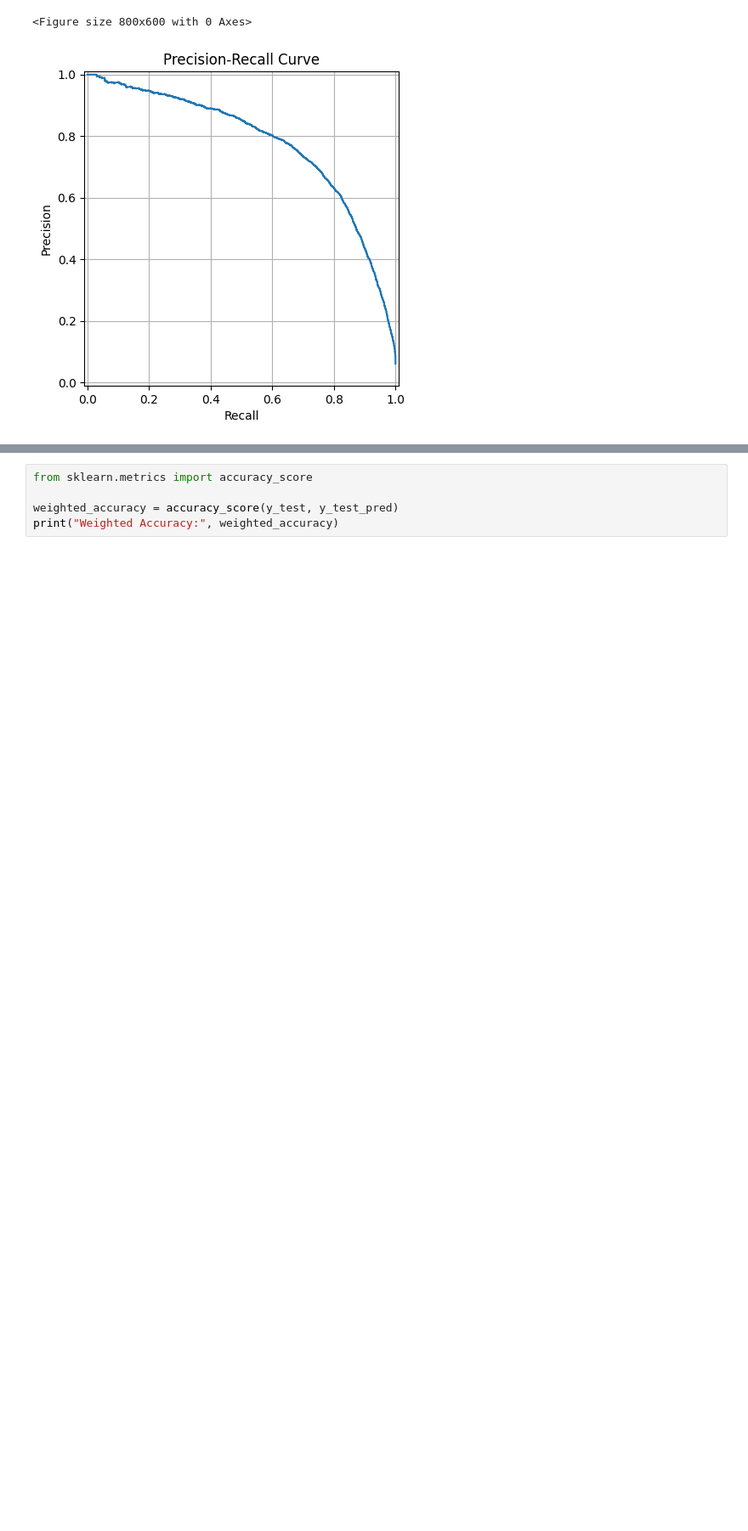
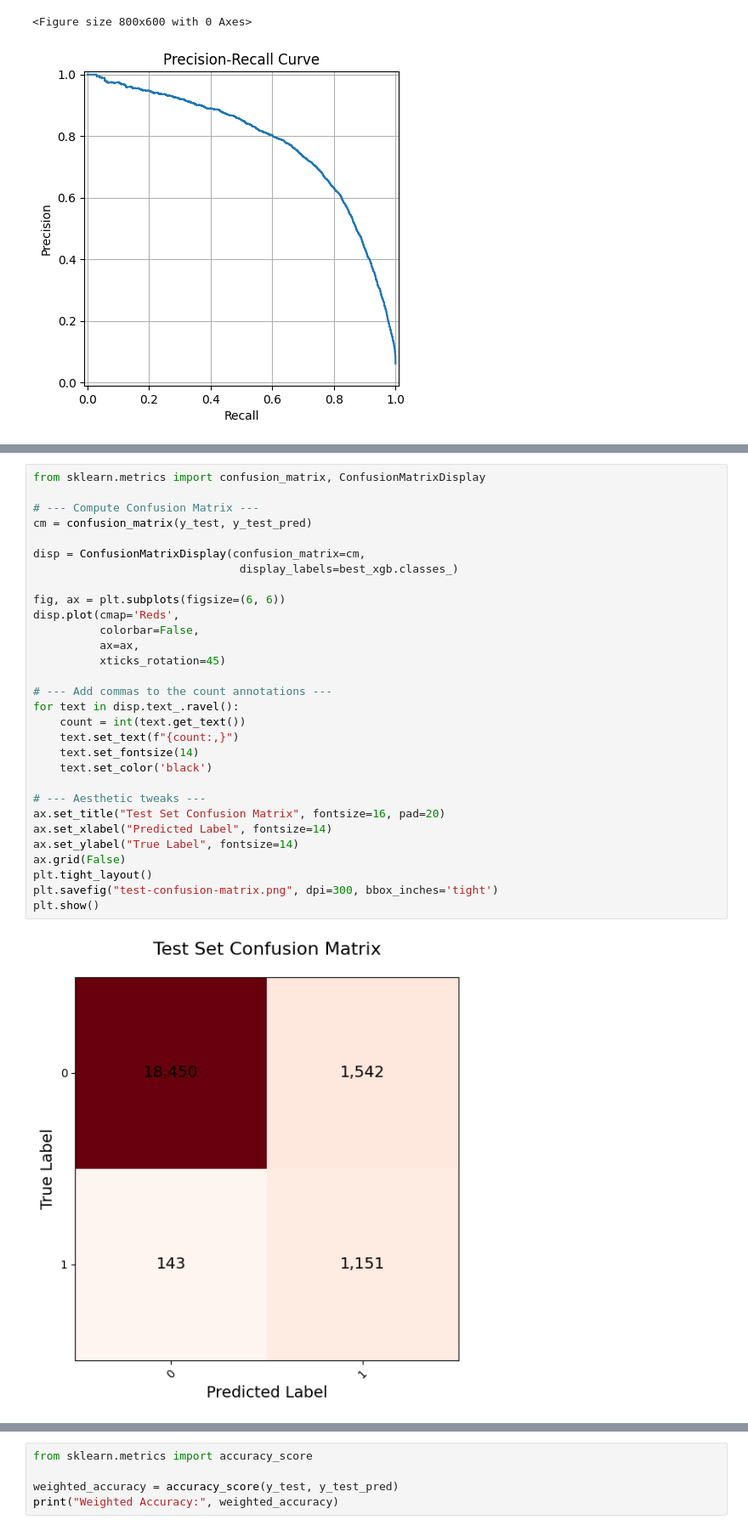
Before and after one commit to yildiramdsa/af-risk-prediction-using-ecg-and-ehr-data, a Jupyter notebook: model_development.ipynb, the cells around one changed output, grey strips where cells are left out. Shown at 85% size. Drawn from its saved outputs; the diff is of its cells as text; blank space fills up the shorter version.

```diff
--- a/model_development.ipynb
+++ b/model_development.ipynb
@@ -305 +374,33 @@ Confusion Matrix:
+# %%
+from sklearn.metrics import confusion_matrix, ConfusionMatrixDisplay
+
+# --- Compute Confusion Matrix ---
+cm = confusion_matrix(y_test, y_test_pred)
+
+disp = ConfusionMatrixDisplay(confusion_matrix=cm,
+                               display_labels=best_xgb.classes_)
+
+fig, ax = plt.subplots(figsize=(6, 6))
+disp.plot(cmap='Reds',
+          colorbar=False,
+          ax=ax,
+          xticks_rotation=45)
+
+# --- Add commas to the count annotations ---
+for text in disp.text_.ravel():
+    count = int(text.get_text())
+    text.set_text(f"{count:,}")
+    text.set_fontsize(14)
+    text.set_color('black')
+
+# --- Aesthetic tweaks ---
+ax.set_title("Test Set Confusion Matrix", fontsize=16, pad=20)
+ax.set_xlabel("Predicted Label", fontsize=14)
+ax.set_ylabel("True Label", fontsize=14)
+ax.grid(False)
+plt.tight_layout()
+plt.savefig("test-confusion-matrix.png", dpi=300, bbox_inches='tight')
+plt.show()
+# %% [output]
+[figure, added]
 # %%
```
Also changed, not shown: parts of 8 cells of this notebook, 5 other files.
